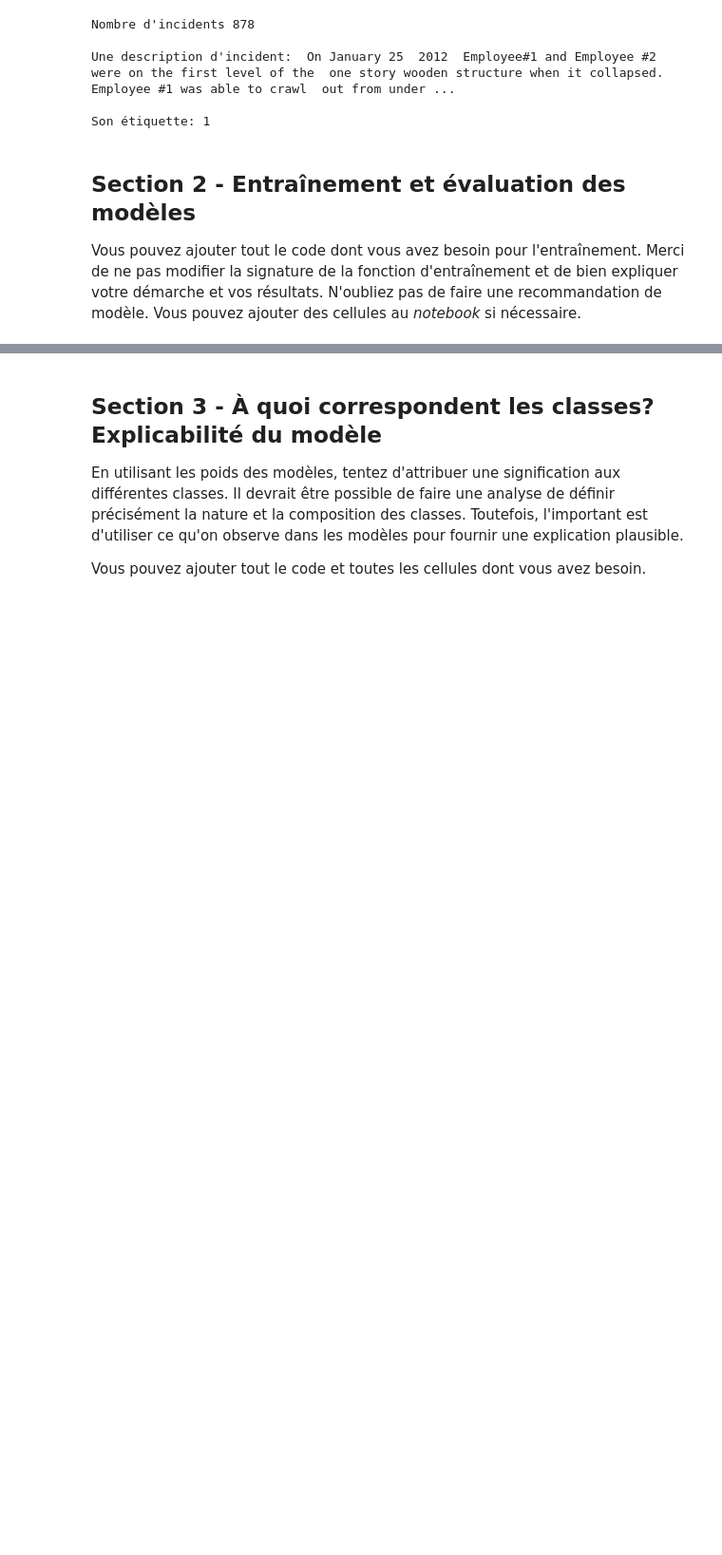
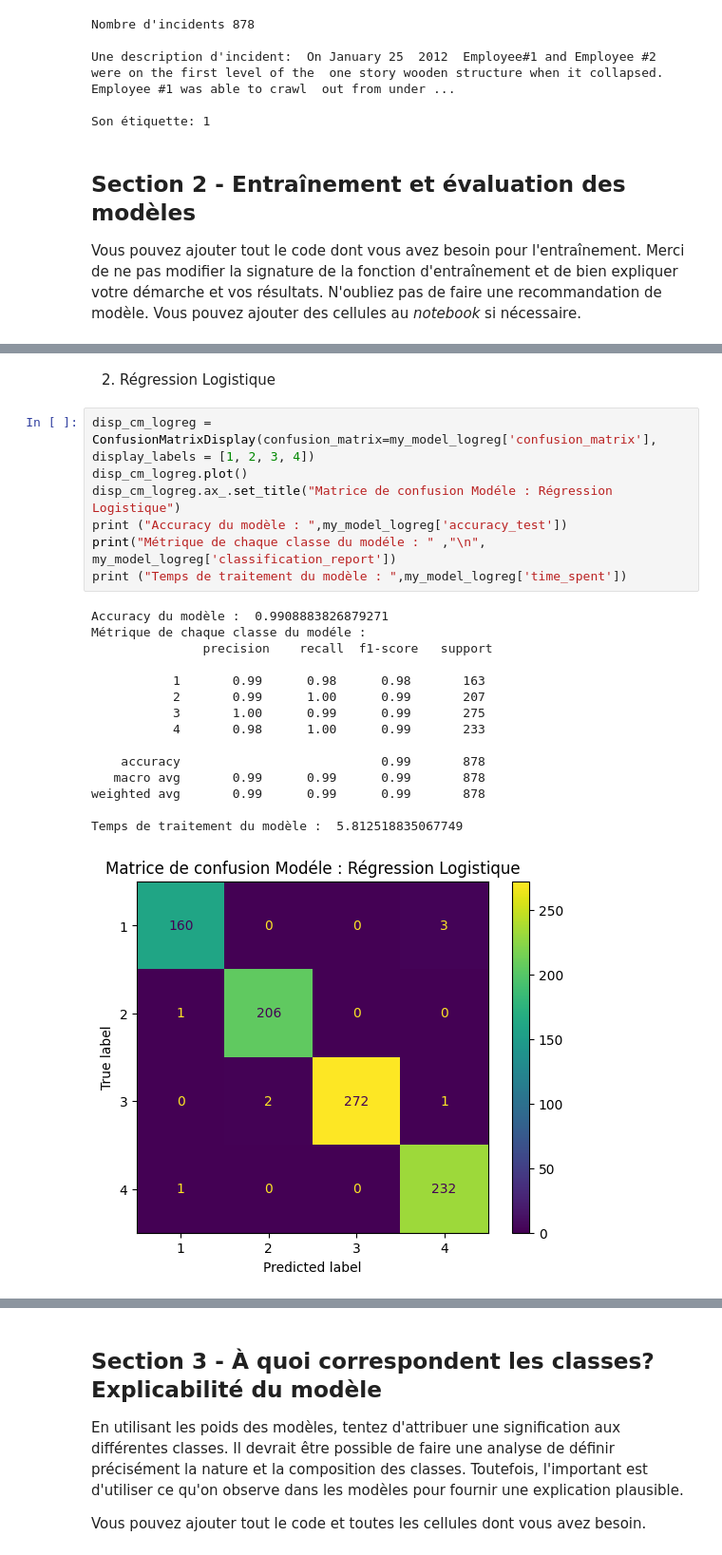
Before and after one commit to jfp35/NLP-LLM, a Jupyter notebook: t3_classifier_incidents.ipynb, the cells around one changed output, grey strips where cells are left out. Shown at 95% size. Saved outputs shown, nothing was run; the diff lists cells and outputs as text; blank space fills up the shorter version.

```diff
--- a/t3_classifier_incidents.ipynb
+++ b/t3_classifier_incidents.ipynb
@@ -85,0 +208,25 @@ def train_and_test_classifier(train_fn, test_fn, model='NB'):
+# %% [markdown]
+2. Régression Logistique
+# %%
+disp_cm_logreg = ConfusionMatrixDisplay(confusion_matrix=my_model_logreg['confusion_matrix'], display_labels = [1, 2, 3, 4])
+disp_cm_logreg.plot()
+disp_cm_logreg.ax_.set_title("Matrice de confusion Modéle : Régression Logistique")
+print ("Accuracy du modèle : ",my_model_logreg['accuracy_test'])
+print("Métrique de chaque classe du modéle : " ,"\n", my_model_logreg['classification_report'])
+print ("Temps de traitement du modèle : ",my_model_logreg['time_spent'])
+# %% [output]
+Accuracy du modèle :  0.9908883826879271
+Métrique de chaque classe du modéle :
+               precision    recall  f1-score   support
+
+           1       0.99      0.98      0.98       163
+           2       0.99      1.00      0.99       207
+           3       1.00      0.99      0.99       275
+           4       0.98      1.00      0.99       233
+
+    accuracy                           0.99       878
+   macro avg       0.99      0.99      0.99       878
+weighted avg       0.99      0.99      0.99       878
+
+Temps de traitement du modèle :  5.812518835067749
+[figure, added]
```
Also changed, not shown: parts of 12 cells of this notebook.
